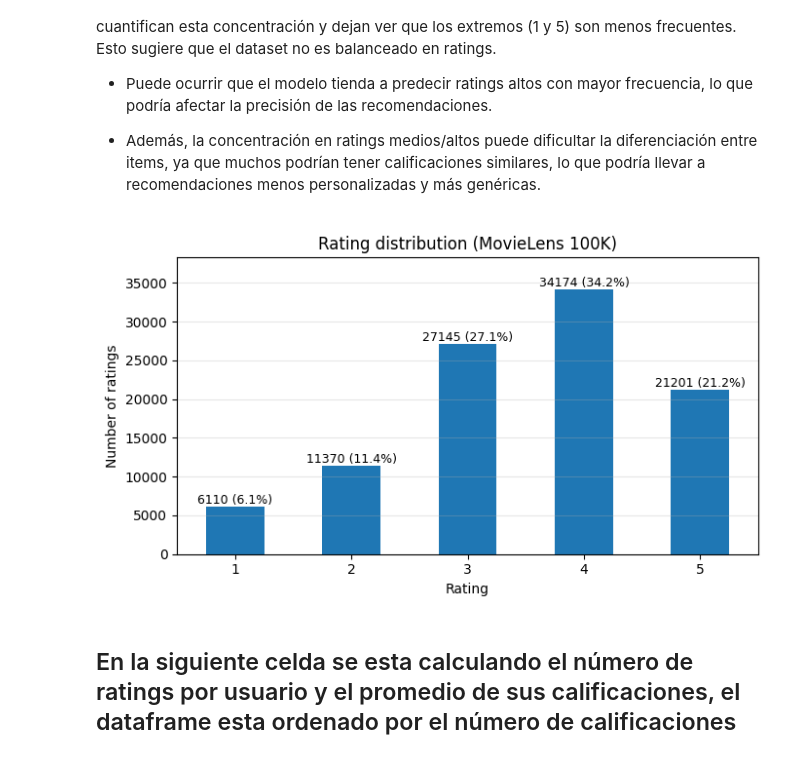
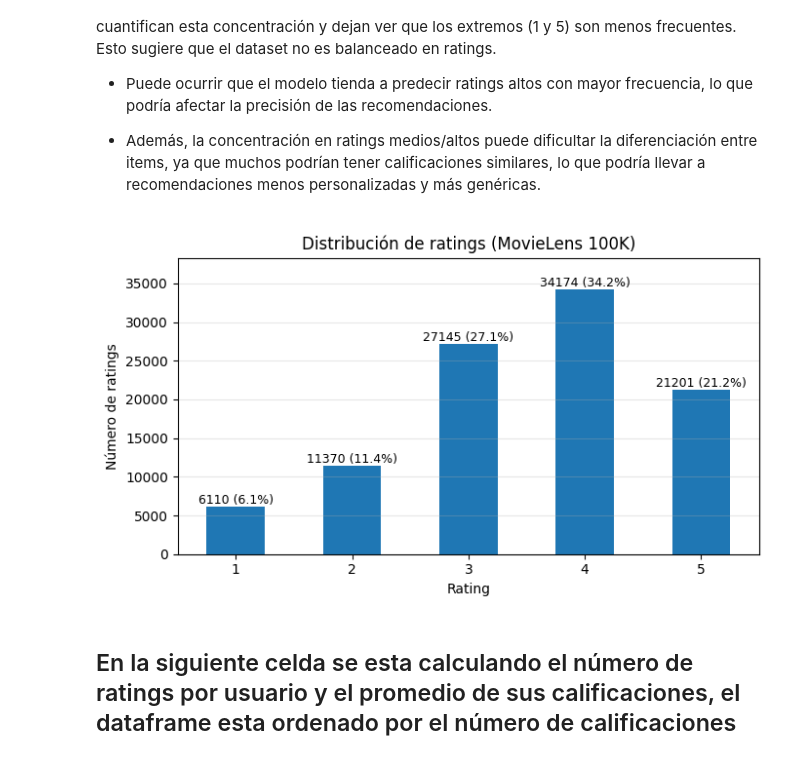
Before and after one commit to bmguzmang/SR-UNIANDES, a Jupyter notebook: Laboratorios/Laboratorio 1/Lab1-05-a.castiblancol-b.guzmang-jc.tovaro1-lj.rojasp1.ipynb, the cells around one changed output. Drawn from its saved outputs; the diff is of its cells as text; code cells hidden in the pictures.

```diff
--- a/Laboratorios/Laboratorio 1/MINE4201_SR_Laboratorio_1.ipynb
+++ b/Laboratorios/Laboratorio 1/Lab1-05-a.castiblancol-b.guzmang-jc.tovaro1-lj.rojasp1.ipynb
@@ -98,36 +98,36 @@ counts = (
 
 # Convert counts to percentages
 perc = counts / counts.sum() * 100
 
 # Create a bar chart from the counts
 ax = counts.plot(kind="bar", figsize=(7, 4), rot=0)
 
 # Basic formatting
 ax.set(
-    title="Rating distribution (MovieLens 100K)",
+    title="Distribución de ratings (MovieLens 100K)",
     xlabel="Rating",
-    ylabel="Number of ratings",
+    ylabel="Número de ratings",
 )
 ax.grid(axis="y", alpha=0.3)
 
 # Add a little headroom so labels don't touch the top border
 top = counts.max()
 ax.set_ylim(0, top * 1.12)  # 12% extra space (adjust if you want more/less)
 
 # Annotate each bar with "count (percent%)"
 for i, v in enumerate(counts):
     ax.text(
         i, v,                          # x position (bar index), y position (bar height)
         f"{v} ({perc.iloc[i]:.1f}%)",   # label text
         ha="center",
         va="bottom",
         fontsize=9,
     )
 
 plt.tight_layout()
 plt.show()
 # %% [output]
-[figure, old version]
+[figure, new version]
 # %% [markdown]
 ## En la siguiente celda se esta calculando el número de ratings por usuario y el promedio de sus calificaciones, el dataframe esta ordenado por el número de calificaciones
 # %%
```
Also changed, not shown: parts of 12 cells of this notebook, 2 other files.
